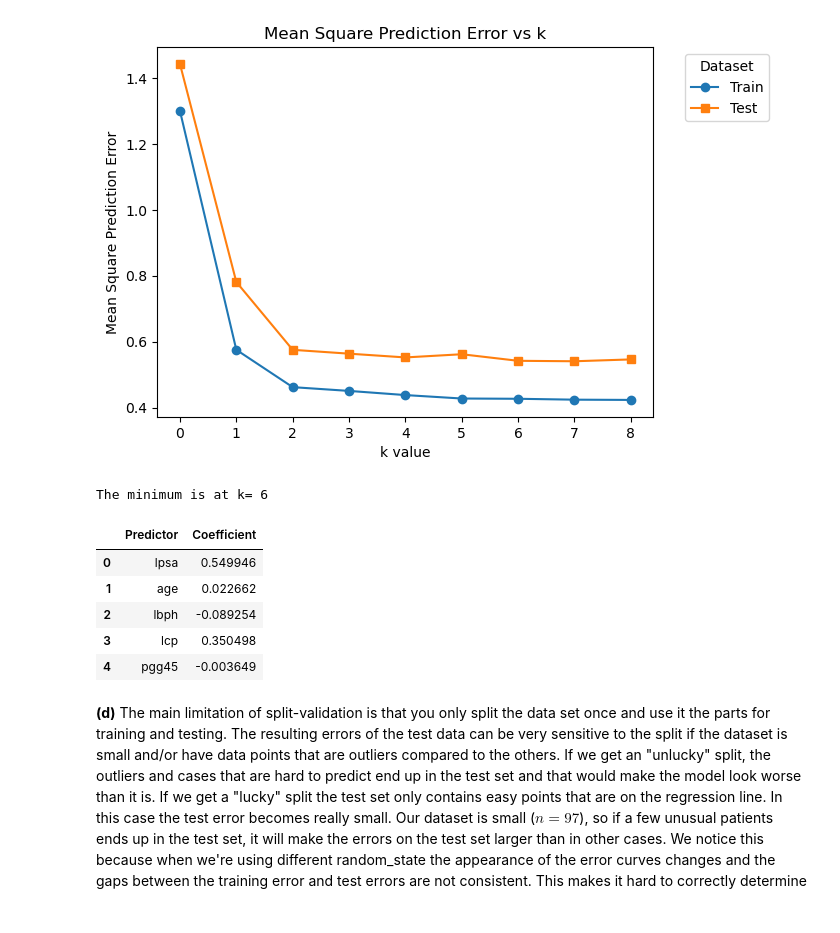
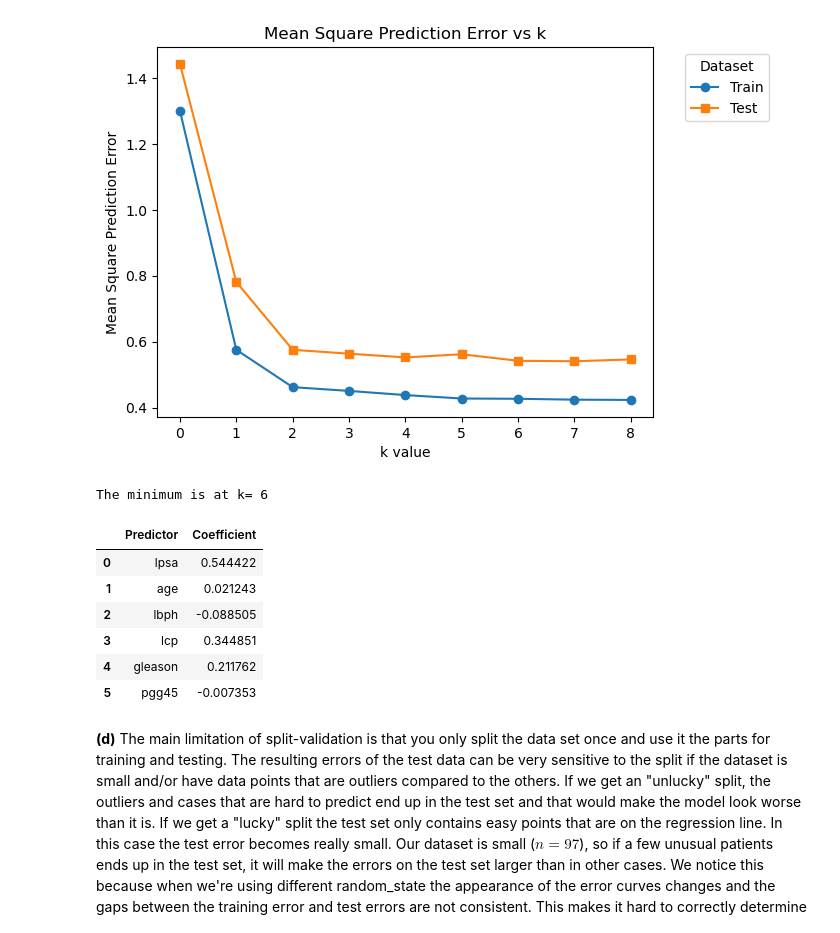
Before and after one commit to muneymo/isla2026-TP, a Jupyter notebook: TP1/TP1.ipynb, the cells around one changed output. Cells and saved outputs as stored; diff of their text form; code cells hidden in the pictures.

```diff
--- a/TP1/TP1.ipynb
+++ b/TP1/TP1.ipynb
@@ -798,36 +798,37 @@ plt.show()
 # %%
 # Choose the best model and train the model on the full dataset then get the coefficients for each predictors in said best model
 
 # Define function to get position of minimum value in list
 def min_max_pos(a):
     ar = np.array(a)
     mnp = np.argmin(ar)
 
     return mnp
 
 index_k = min_max_pos(list_mean_square_prediction_error_Test)
 
 print('The minimum is at k=', index_k-1)
 
 # get the predictors corresponding to the model size k with minimum mean square prediction error on test set
-X = df[list(list_min_rss_combo[index_k-2])]
+X = df[list(list_min_rss_combo[index_k-1])]
 y = df['lcavol']
 
 # fit the model to get the coefficients for each predictor in the model
 model = LinearRegression()
 model.fit(X, y)
 # show coefficcients for each predictor in the model
 
-df3 = pd.DataFrame({'Predictor' : list(list_min_rss_combo[index_k-2]), 'Coefficient' : model.coef_ })
+df3 = pd.DataFrame({'Predictor' : list(list_min_rss_combo[index_k-1]), 'Coefficient' : model.coef_ })
 df3
 # %% [output]
 The minimum is at k= 6
 |  | Predictor | Coefficient |
-| 0 | lpsa | 0.549946 |
-| 1 | age | 0.022662 |
-| 2 | lbph | -0.089254 |
-| 3 | lcp | 0.350498 |
-| 4 | pgg45 | -0.003649 |
+| 0 | lpsa | 0.544422 |
+| 1 | age | 0.021243 |
+| 2 | lbph | -0.088505 |
+| 3 | lcp | 0.344851 |
+| 4 | gleason | 0.211762 |
+| 5 | pgg45 | -0.007353 |
 # %% [markdown]
 **(d)** The main limitation of split-validation is that you only split the data set once and use it the parts for training and testing. The resulting errors of the test data can be very sensitive to the split if the dataset is small and/or have data points that are outliers compared to the others. If we get an "unlucky" split, the outliers and cases that are hard to predict end up in the test set and that would make the model look worse than it is. If we get a "lucky" split the test set only contains easy points that are on the regression line. In this case the test error becomes really small. Our dataset is small ($n=97$), so if a few unusual patients ends up in the test set, it will make the errors on the test set larger than in other cases. We notice this because when we're using different random_state the appearance of the error curves changes and the gaps between the training error and test errors are not consistent. This makes it hard to correctly determine a good k-value because it heavely depends on which split was made.
 
```
Also changed, not shown: parts of 1 cell of this notebook.
